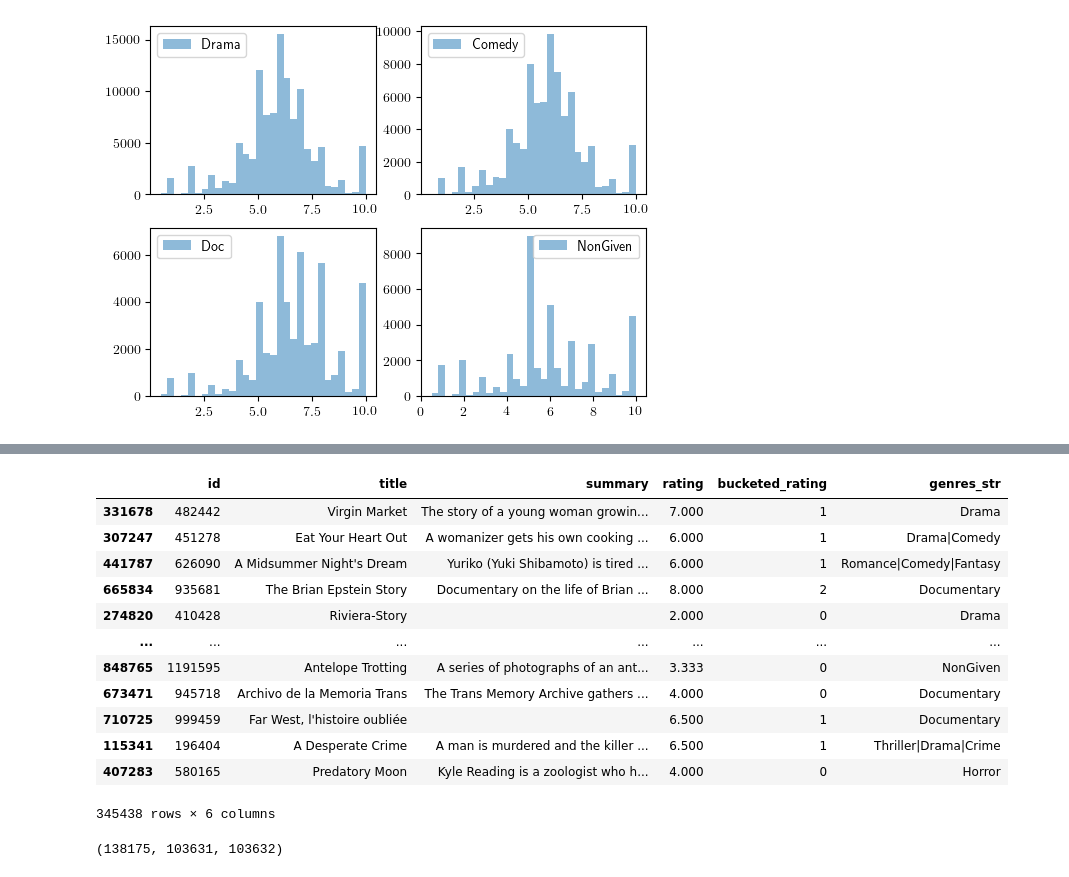
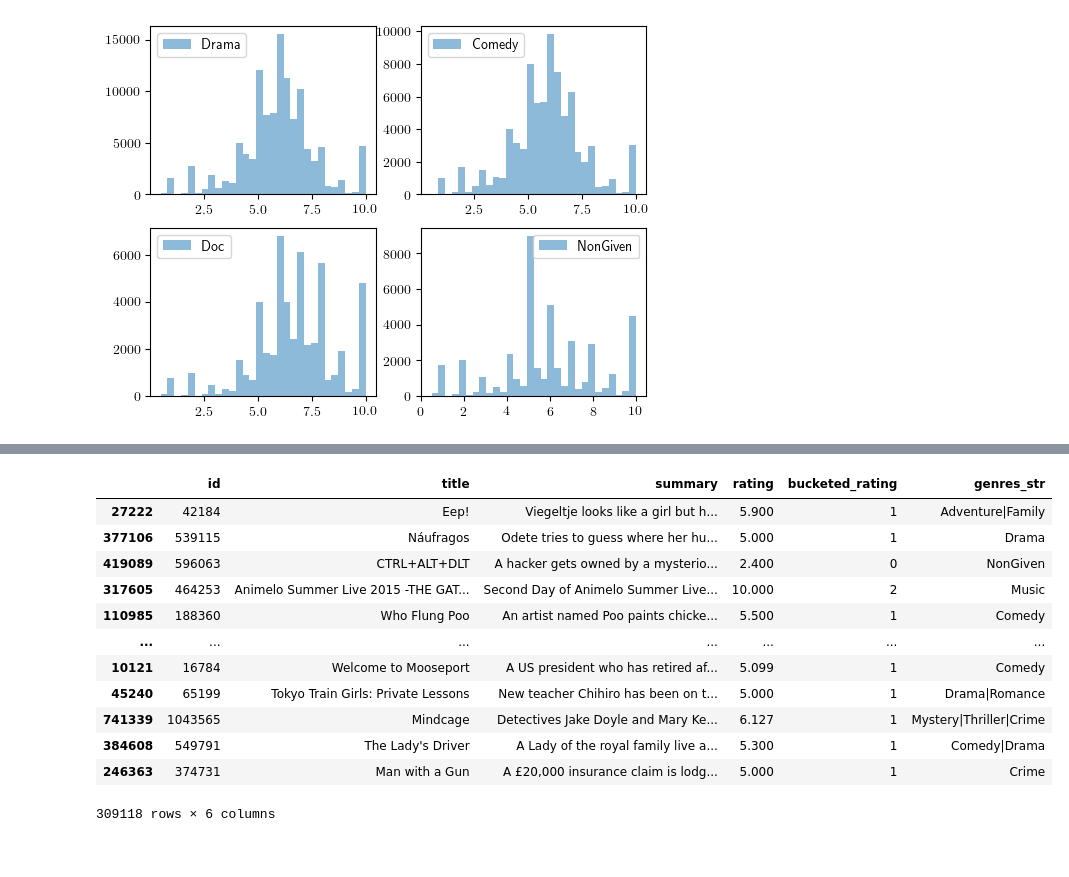
Before and after one commit to sariaslaso/movies_and_LLMs, a Jupyter notebook: predict_ratings/data_processing.ipynb, the cells around one changed output, grey strips where cells are left out. Drawn from its saved outputs; the diff is of its cells as text; code cells hidden in the pictures.

```diff
--- a/predict_ratings/data_processing.ipynb
+++ b/predict_ratings/data_processing.ipynb
@@ -279,18 +322,4 @@ movies_df.loc[condition, "genres_str"] = "NonGiven"
 # shuffle the data by selecting a random sample of the dataset
 
 movies_df = movies_df.sample(frac = 1, replace = False, random_state = 1234)
-movies_df
+# movies_df
-# %% [output]
-|  | id | title | summary | rating | bucketed_rating | genres_str |
-| 331678 | 482442 | Virgin Market | The story of a young woman growin... | 7.000 | 1 | Drama |
-| 307247 | 451278 | Eat Your Heart Out | A womanizer gets his own cooking ... | 6.000 | 1 | Drama|Comedy |
-| 441787 | 626090 | A Midsummer Night's Dream | Yuriko (Yuki Shibamoto) is tired ... | 6.000 | 1 | Romance|Comedy|Fantasy |
-| 665834 | 935681 | The Brian Epstein Story | Documentary on the life of Brian ... | 8.000 | 2 | Documentary |
-| 274820 | 410428 | Riviera-Story |  | 2.000 | 0 | Drama |
-| ... | ... | ... | ... | ... | ... | ... |
-| 848765 | 1191595 | Antelope Trotting | A series of photographs of an ant... | 3.333 | 0 | NonGiven |
-| 673471 | 945718 | Archivo de la Memoria Trans | The Trans Memory Archive gathers ... | 4.000 | 0 | Documentary |
-| 710725 | 999459 | Far West, l'histoire oubliée |  | 6.500 | 1 | Documentary |
-| 115341 | 196404 | A Desperate Crime | A man is murdered and the killer ... | 6.500 | 1 | Thriller|Drama|Crime |
-| 407283 | 580165 | Predatory Moon | Kyle Reading is a zoologist who h... | 4.000 | 0 | Horror |
-345438 rows × 6 columns
@@ -306,4 +326,17 @@ X_val, X_test, y_val, y_test = train_test_split(X_val, y_val, test_size = 0.5)
-# %%
-(X_train.shape[0], X_val.shape[0], X_test.shape[0])
-# %% [output]
-(138175, 103631, 103632)
+# %%
+movies_df = movies_df[movies_df["summary"].map(len) != 0]
+movies_df
+# %% [output]
+|  | id | title | summary | rating | bucketed_rating | genres_str |
+| 27222 | 42184 | Eep! | Viegeltje looks like a girl but h... | 5.900 | 1 | Adventure|Family |
+| 377106 | 539115 | Náufragos | Odete tries to guess where her hu... | 5.000 | 1 | Drama |
+| 419089 | 596063 | CTRL+ALT+DLT | A hacker gets owned by a mysterio... | 2.400 | 0 | NonGiven |
+| 317605 | 464253 | Animelo Summer Live 2015 -THE GAT... | Second Day of Animelo Summer Live... | 10.000 | 2 | Music |
+| 110985 | 188360 | Who Flung Poo | An artist named Poo paints chicke... | 5.500 | 1 | Comedy |
+| ... | ... | ... | ... | ... | ... | ... |
+| 10121 | 16784 | Welcome to Mooseport | A US president who has retired af... | 5.099 | 1 | Comedy |
+| 45240 | 65199 | Tokyo Train Girls: Private Lessons | New teacher Chihiro has been on t... | 5.000 | 1 | Drama|Romance |
+| 741339 | 1043565 | Mindcage | Detectives Jake Doyle and Mary Ke... | 6.127 | 1 | Mystery|Thriller|Crime |
+| 384608 | 549791 | The Lady's Driver | A Lady of the royal family live a... | 5.300 | 1 | Comedy|Drama |
+| 246363 | 374731 | Man with a Gun | A £20,000 insurance claim is lodg... | 5.000 | 1 | Crime |
+309118 rows × 6 columns
```
Also changed, not shown: parts of 22 cells of this notebook.
